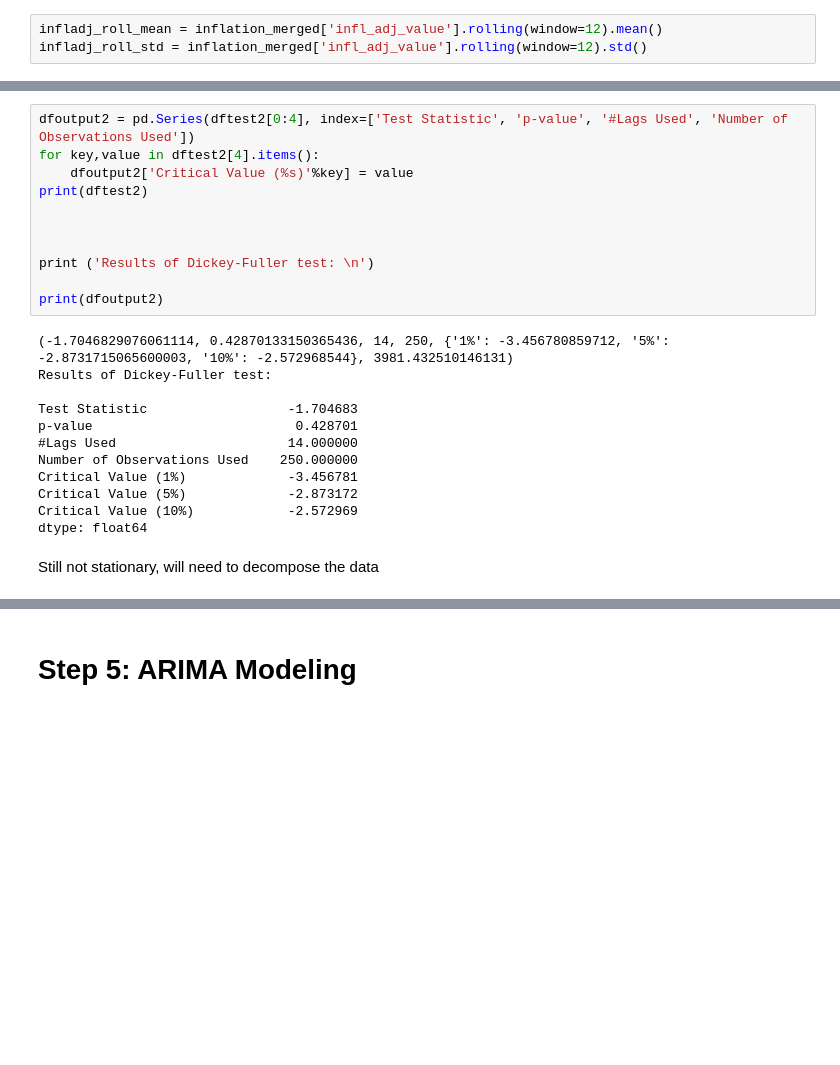
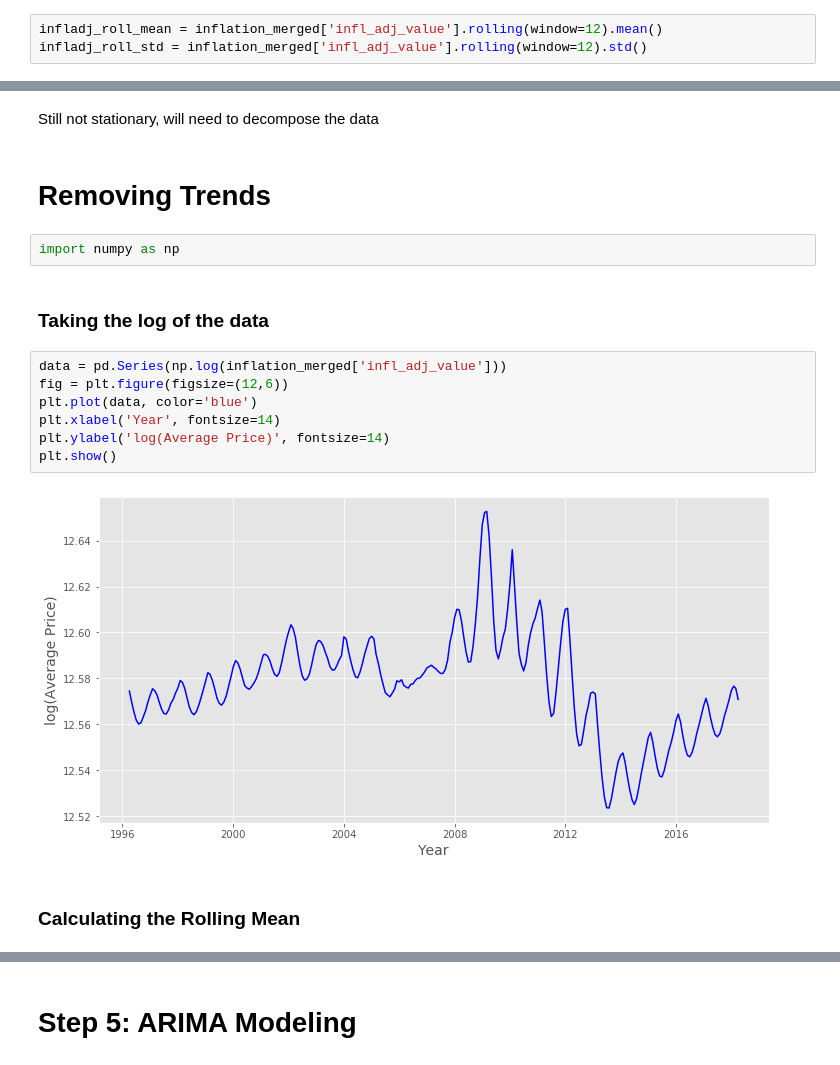
Before and after one commit to Ranykhalil/dsc-mod-4-project-v2-1-london-ds-02172020, a Jupyter notebook: time-series/Nav_notebook.ipynb, the cells around one changed output, grey strips where cells are left out. Cells and saved outputs as stored; diff of their text form; blank space fills up the shorter version.

```diff
--- a/time-series/Nav_notebook.ipynb
+++ b/time-series/Nav_notebook.ipynb
@@ -351,25 +391,19 @@ dftest2 = adfuller(inflation_merged['infl_adj_value'])
-# %%
-dfoutput2 = pd.Series(dftest2[0:4], index=['Test Statistic', 'p-value', '#Lags Used', 'Number of Observations Used'])
-for key,value in dftest2[4].items():
-    dfoutput2['Critical Value (%s)'%key] = value
-print(dftest2)
-
-
-
-print ('Results of Dickey-Fuller test: \n')
-
-print(dfoutput2)
-# %% [output]
-(-1.7046829076061114, 0.42870133150365436, 14, 250, {'1%': -3.456780859712, '5%': -2.8731715065600003, '10%': -2.572968544}, 3981.432510146131)
-Results of Dickey-Fuller test:
-
-Test Statistic                  -1.704683
-p-value                          0.428701
-#Lags Used                      14.000000
-Number of Observations Used    250.000000
-Critical Value (1%)             -3.456781
-Critical Value (5%)             -2.873172
-Critical Value (10%)            -2.572969
-dtype: float64
 # %% [markdown]
 Still not stationary, will need to decompose the data
+# %% [markdown]
+# Removing Trends
+# %%
+import numpy as np
+# %% [markdown]
+### Taking the log of the data
+# %%
+data = pd.Series(np.log(inflation_merged['infl_adj_value']))
+fig = plt.figure(figsize=(12,6))
+plt.plot(data, color='blue')
+plt.xlabel('Year', fontsize=14)
+plt.ylabel('log(Average Price)', fontsize=14)
+plt.show()
+# %% [output]
+[figure, added]
+# %% [markdown]
+### Calculating the Rolling Mean
```
Also changed, not shown: parts of 107 cells of this notebook.
